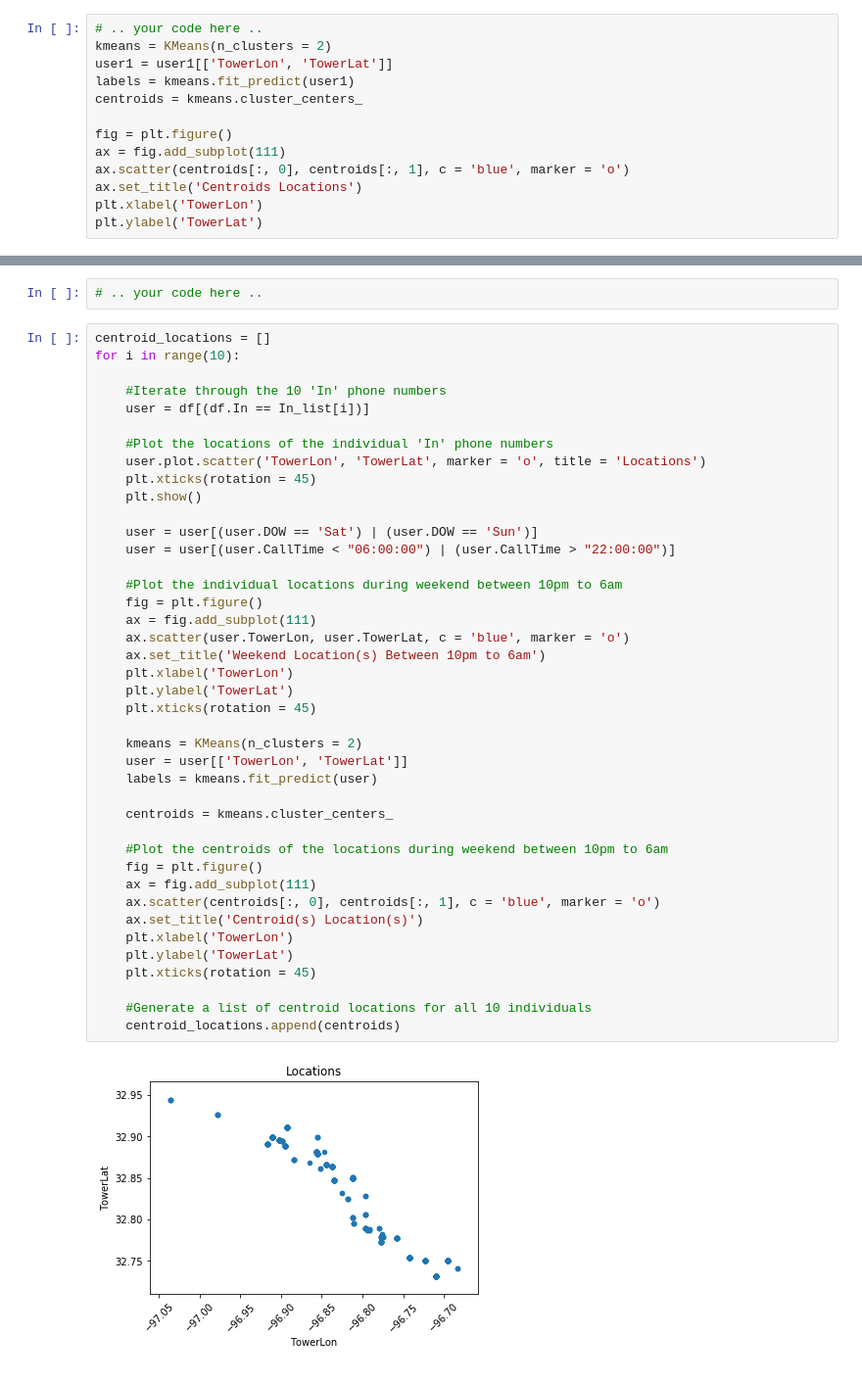
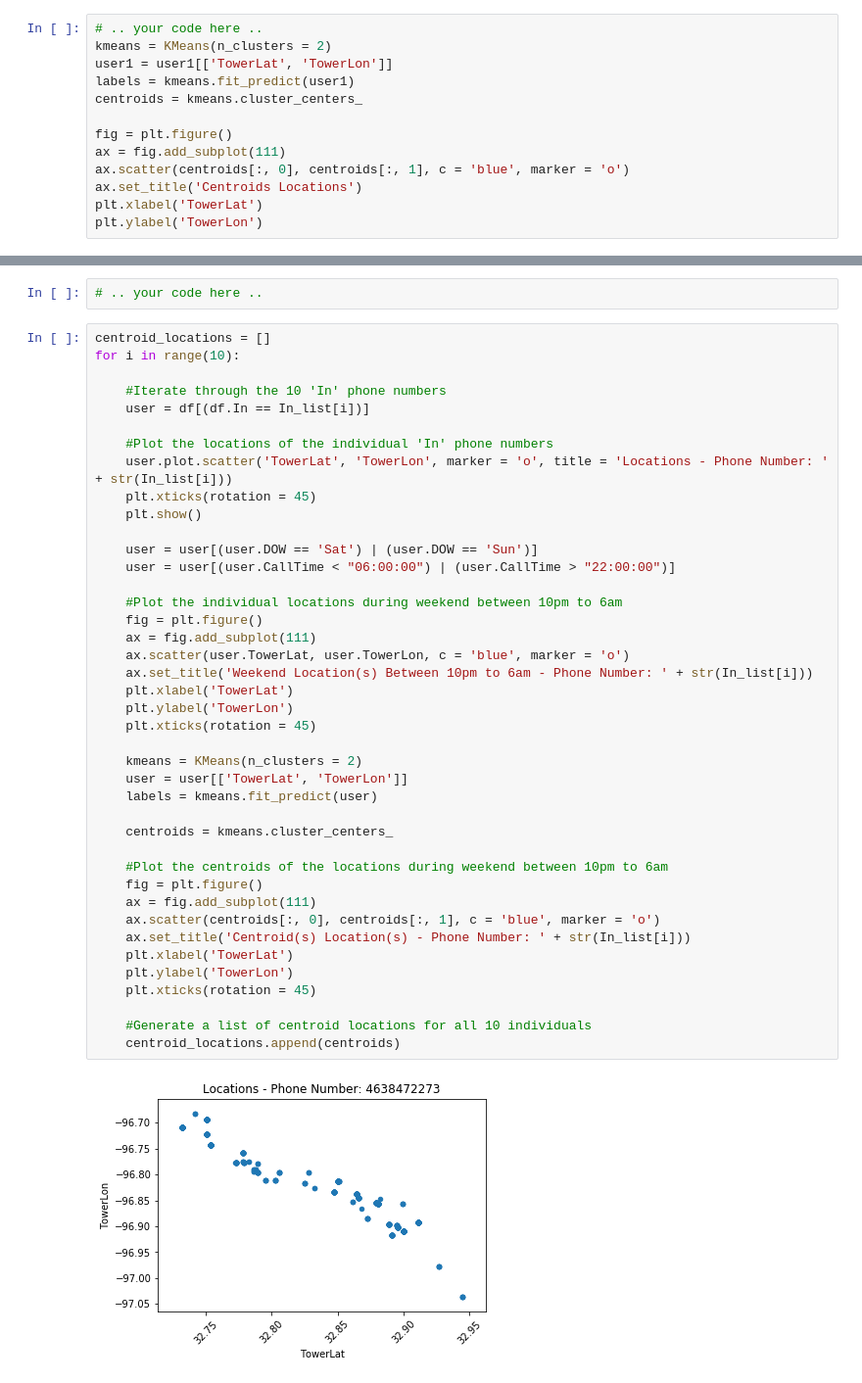
Before and after one commit to Haopython/DAT210x, a Jupyter notebook: Module5/Module5 - Lab2.ipynb, the cells around one changed output, grey strips where cells are left out. Shown at 98% size. Cells and saved outputs as stored; diff of their text form.

```diff
--- a/Module5/Module5 - Lab2.ipynb
+++ b/Module5/Module5 - Lab2.ipynb
@@ -165,7 +165,7 @@ Hint: Make sure you graph the CORRECT coordinates. This is part of your domain e
 # %%
 # .. your code here ..
 kmeans = KMeans(n_clusters = 2)
-user1 = user1[['TowerLon', 'TowerLat']]
+user1 = user1[['TowerLat', 'TowerLon']]
 labels = kmeans.fit_predict(user1)
 centroids = kmeans.cluster_centers_
 
@@ -173,6 +173,6 @@ fig = plt.figure()
 ax = fig.add_subplot(111)
 ax.scatter(centroids[:, 0], centroids[:, 1], c = 'blue', marker = 'o')
 ax.set_title('Centroids Locations')
-plt.xlabel('TowerLon')
-plt.ylabel('TowerLat')
+plt.xlabel('TowerLat')
+plt.ylabel('TowerLon')
 # %% [output]
@@ -190,40 +190,40 @@ for i in range(10):
 
     #Iterate through the 10 'In' phone numbers
     user = df[(df.In == In_list[i])]
 
     #Plot the locations of the individual 'In' phone numbers
-    user.plot.scatter('TowerLon', 'TowerLat', marker = 'o', title = 'Locations')
+    user.plot.scatter('TowerLat', 'TowerLon', marker = 'o', title = 'Locations - Phone Number: ' + str(In_list[i]))
     plt.xticks(rotation = 45)
     plt.show()
 
     user = user[(user.DOW == 'Sat') | (user.DOW == 'Sun')]
     user = user[(user.CallTime < "06:00:00") | (user.CallTime > "22:00:00")]
 
     #Plot the individual locations during weekend between 10pm to 6am
     fig = plt.figure()
     ax = fig.add_subplot(111)
-    ax.scatter(user.TowerLon, user.TowerLat, c = 'blue', marker = 'o')
-    ax.set_title('Weekend Location(s) Between 10pm to 6am')
-    plt.xlabel('TowerLon')
-    plt.ylabel('TowerLat')
+    ax.scatter(user.TowerLat, user.TowerLon, c = 'blue', marker = 'o')
+    ax.set_title('Weekend Location(s) Between 10pm to 6am - Phone Number: ' + str(In_list[i]))
+    plt.xlabel('TowerLat')
+    plt.ylabel('TowerLon')
     plt.xticks(rotation = 45)
 
     kmeans = KMeans(n_clusters = 2)
-    user = user[['TowerLon', 'TowerLat']]
+    user = user[['TowerLat', 'TowerLon']]
     labels = kmeans.fit_predict(user)
 
     centroids = kmeans.cluster_centers_
 
     #Plot the centroids of the locations during weekend between 10pm to 6am
     fig = plt.figure()
     ax = fig.add_subplot(111)
     ax.scatter(centroids[:, 0], centroids[:, 1], c = 'blue', marker = 'o')
-    ax.set_title('Centroid(s) Location(s)')
-    plt.xlabel('TowerLon')
-    plt.ylabel('TowerLat')
+    ax.set_title('Centroid(s) Location(s) - Phone Number: ' + str(In_list[i]))
+    plt.xlabel('TowerLat')
+    plt.ylabel('TowerLon')
     plt.xticks(rotation = 45)
 
     #Generate a list of centroid locations for all 10 individuals
     centroid_locations.append(centroids)
 # %% [output]
-[figure, old version]
+[figure, new version]
```
Also changed, not shown: parts of 7 cells of this notebook, 1 other file.
